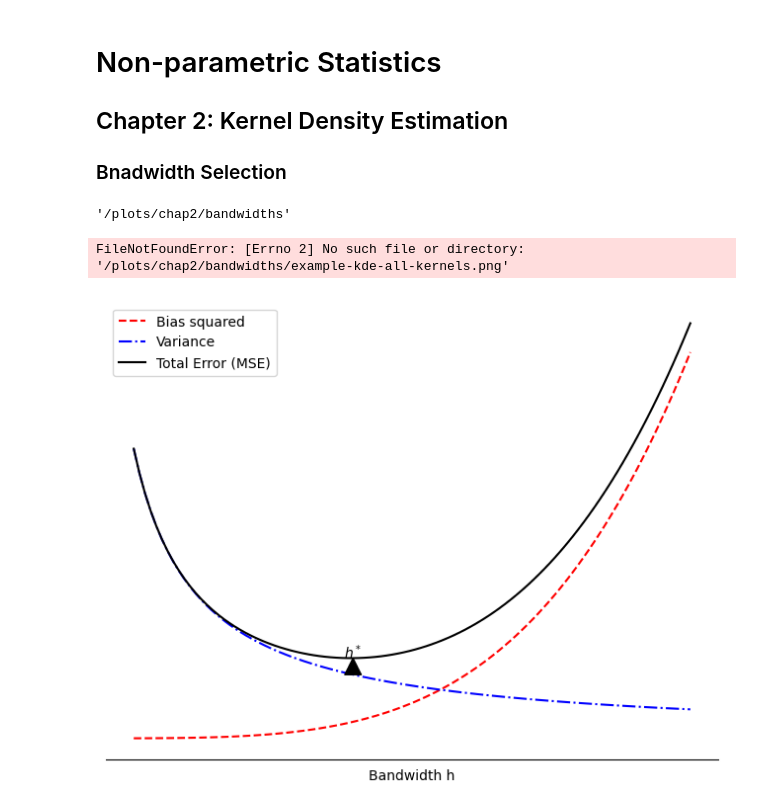
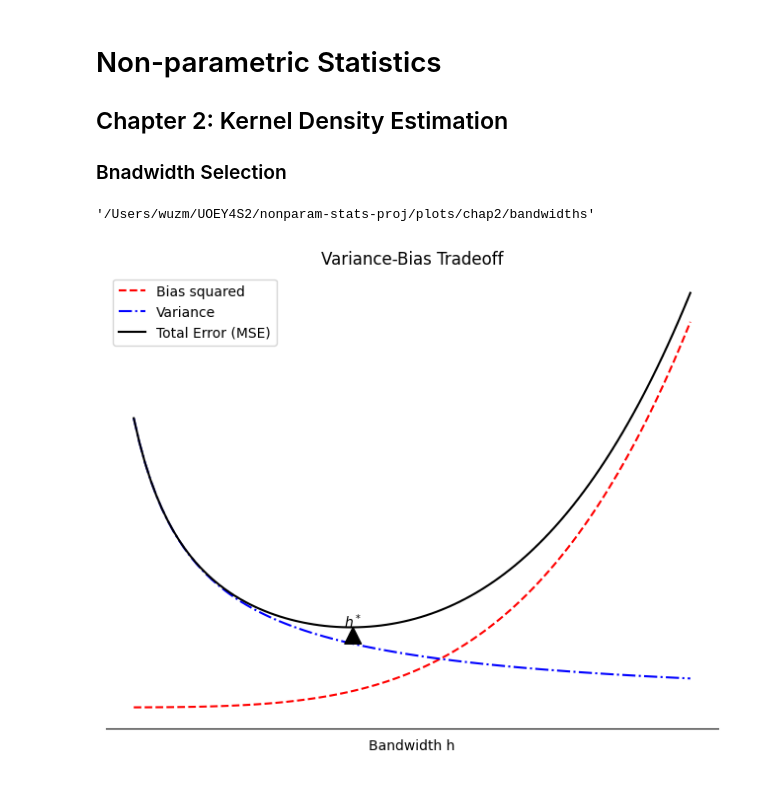
Before and after one commit to abalone88/nonparam-stats-proj, a Jupyter notebook: code/chp2-nonparam-density/bandwidth-selection.ipynb, the cells around one changed output. Saved outputs shown, nothing was run; the diff lists cells and outputs as text; code cells hidden in the pictures.

```diff
--- a/code/chp2-nonparam-density/bandwidth-selection.ipynb
+++ b/code/chp2-nonparam-density/bandwidth-selection.ipynb
@@ -15,12 +15,12 @@ from scipy import stats
 # as it ensures that you have the correct project structure
 current_dir = os.getcwd()
 project_root = os.path.abspath(os.path.join(current_dir, "..", ".."))
-plots_folder = os.path.join(project_root, "plots/chap2/kernels")
+plots_folder = os.path.join(project_root, "plots/chap2/bandwidths")
 
 # Please check this is correct path, hopefully it works fine
 plots_folder
 # %% [output]
-'/plots/chap2/bandwidths'
+'/Users/wuzm/UOEY4S2/nonparam-stats-proj/plots/chap2/bandwidths'
 # %%
 # Bandwidth selection that minimises the MSE
 # Illustration of variance-bias tradeoff in MSE
@@ -45,33 +45,33 @@ squared_bias = squared_bias_mse(h)
 variance = variance_mse(h)
 
 mse = variance + squared_bias
 
 # Find the minimum mse (occurs at h*) for illustration
 h_star_index = np.argmin(mse)
 h_star = h[h_star_index]
 
 # Create the plot
 plt.figure(figsize=(8, 6))
 plt.plot(h, squared_bias, 'k--', c='red', label='Bias squared')
 plt.plot(h, variance, 'k-.', c='blue', label='Variance')
 plt.plot(h, mse, 'k', label='Total Error (MSE)')
 
 # Annotate h*
 plt.annotate('$h^*$', xy=(h_star, mse[h_star_index]), xytext=(h_star, mse[h_star_index]),
              arrowprops=dict(facecolor='black', shrink=0.03), horizontalalignment='center')
 
 
 plt.xlabel('Bandwidth h')
+plt.title("Variance-Bias Tradeoff")
 plt.gca().spines['top'].set_visible(False)
 plt.gca().spines['right'].set_visible(False)
 plt.gca().spines['left'].set_visible(False)
 plt.xticks([])
 plt.yticks([])
 plt.legend()
 
-plt.savefig(os.path.join(plots_folder, 'var-bias-tradeoff.png'))
+plt.savefig(os.path.join(plots_folder, 'mse-var-bias-tradeoff.png'))
 
 plt.show()
 # %% [output]
-FileNotFoundError: [Errno 2] No such file or directory: '/plots/chap2/bandwidths/example-kde-all-kernels.png'
-[figure, old version]
+[figure, new version]
```
Also changed, not shown: 1 other file.
